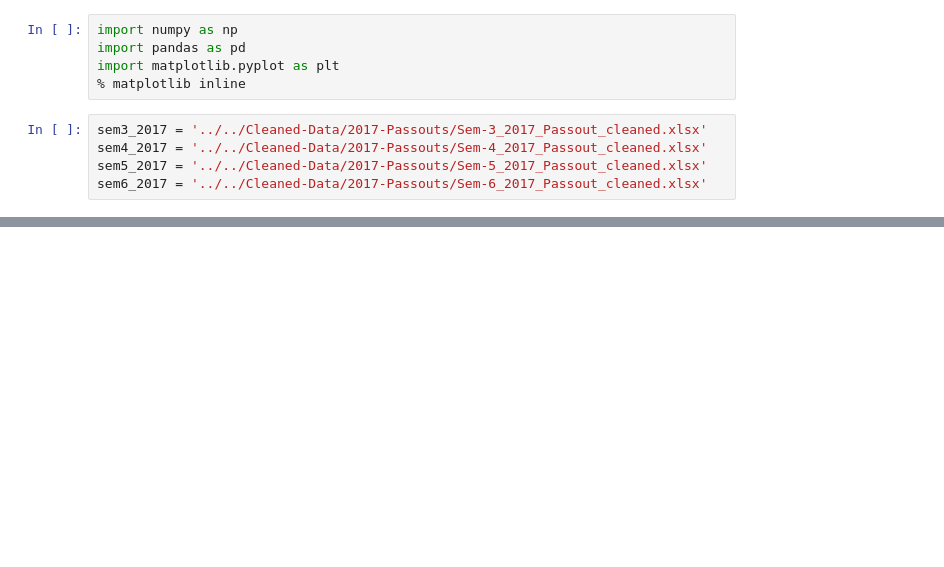
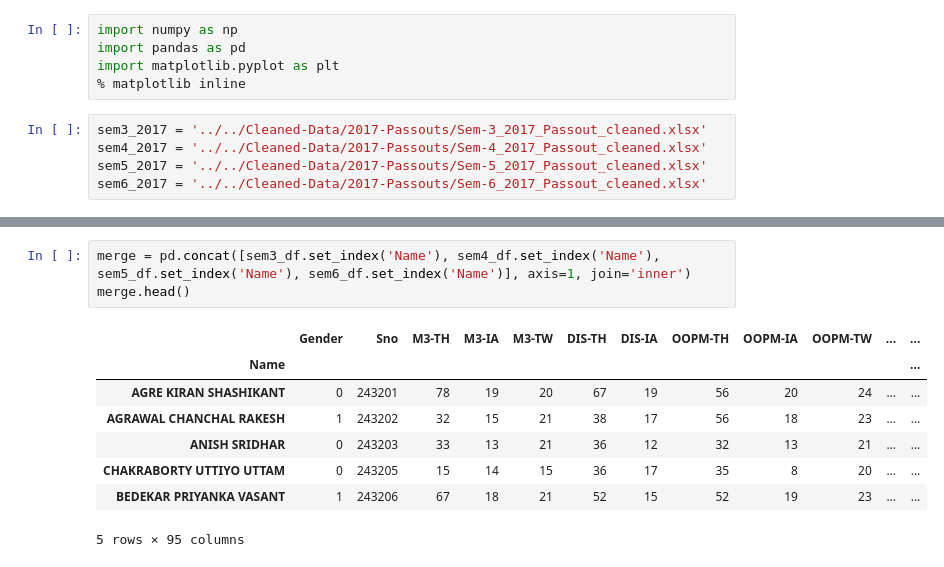
Before and after one commit to Purteeeek/Student-Placement-Guidance, a Jupyter notebook: Cleaning Notebooks/2017-Passout/Sem3-Sem6_2017.ipynb, the cells around one changed output, grey strips where cells are left out. Drawn from its saved outputs; the diff is of its cells as text; blank space fills up the shorter version.

```diff
--- a/Cleaning Notebooks/2017-Passout/Sem3-Sem6_2017.ipynb
+++ b/Cleaning Notebooks/2017-Passout/Sem3-Sem6_2017.ipynb
@@ -17,0 +96,12 @@ IOError: [Errno 2] No such file or directory: '../../Cleaned-Data/2017-Passouts/
+# %%
+merge = pd.concat([sem3_df.set_index('Name'), sem4_df.set_index('Name'), sem5_df.set_index('Name'), sem6_df.set_index('Name')], axis=1, join='inner')
+merge.head()
+# %% [output]
+|  | Gender | Sno | M3-TH | M3-IA | M3-TW | DIS-TH | DIS-IA | OOPM-TH | OOPM-IA | OOPM-TW | ... | ... |
+| Name |  |  |  |  |  |  |  |  |  |  |  | ... |
+| AGRE KIRAN SHASHIKANT | 0 | 243201 | 78 | 19 | 20 | 67 | 19 | 56 | 20 | 24 | ... | ... |
+| AGRAWAL CHANCHAL RAKESH | 1 | 243202 | 32 | 15 | 21 | 38 | 17 | 56 | 18 | 23 | ... | ... |
+| ANISH SRIDHAR | 0 | 243203 | 33 | 13 | 21 | 36 | 12 | 32 | 13 | 21 | ... | ... |
+| CHAKRABORTY UTTIYO UTTAM | 0 | 243205 | 15 | 14 | 15 | 36 | 17 | 35 | 8 | 20 | ... | ... |
+| BEDEKAR PRIYANKA VASANT | 1 | 243206 | 67 | 18 | 21 | 52 | 15 | 52 | 19 | 23 | ... | ... |
+5 rows × 95 columns
```
Also changed, not shown: parts of 10 cells of this notebook, 3 other files.
